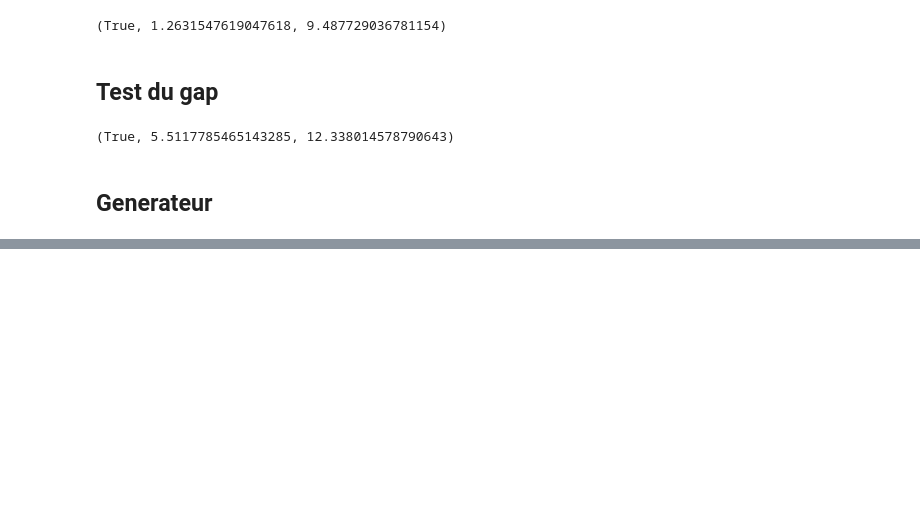
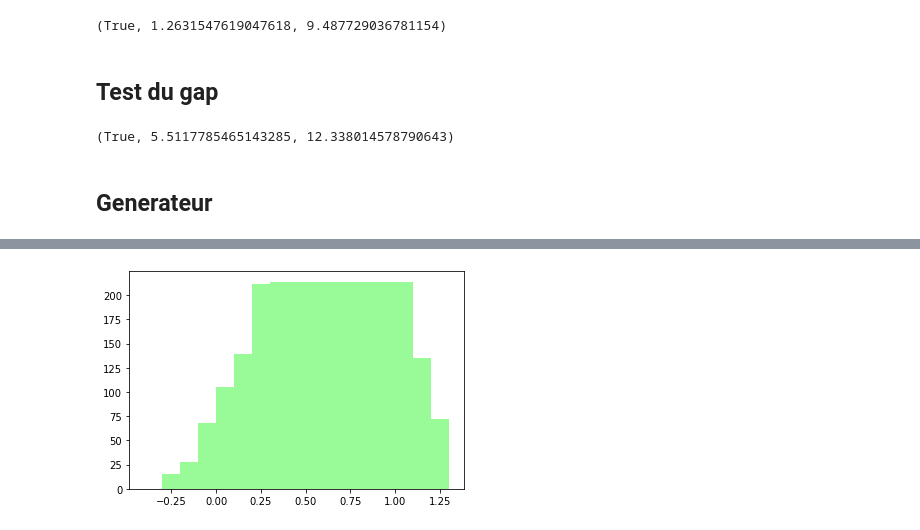
Before and after one commit to FlorianiL/simulation, a Jupyter notebook: simulation.ipynb, the cells around one changed output, grey strips where cells are left out. Saved outputs shown, nothing was run; the diff lists cells and outputs as text; code cells hidden in the pictures; blank space fills up the shorter version.

```diff
--- a/simulation.ipynb
+++ b/simulation.ipynb
@@ -66,3 +66,8 @@ print(f'Le résultat de notre test du Chi-Carré est : \n {chi_squared_uniform(e
 # %% [output]
 Le résultat de notre test du Chi-Carré est :
  (True, 8.65376, 16.918977604620448)
+# %%
+def split_in_groups(data, groups=10):
+    data = np.sort(data)
+    res = [data[np.where(np.logical_and(data < i, data > i-(1/groups)))] for i in np.arange(0, 1, 1/groups)]
+    return np.array(res)
@@ -205,0 +219,3 @@ print(count_number(gen))
+# %%
+lst = list(generator(1000, 50))
+print(chi_squared_continuous(lst))
@@ -205,0 +262,7 @@ print(count_number(gen))
+# %%
+l = split_in_groups(lst)
+fig, ax = plt.subplots()
+ax.bar(np.arange(0, 1, 0.1), list(map(lambda x: len(x), l)), color='palegreen')
+plt.show()
+# %% [output]
+[figure, added]
```
Also changed, not shown: parts of 6 cells of this notebook.
